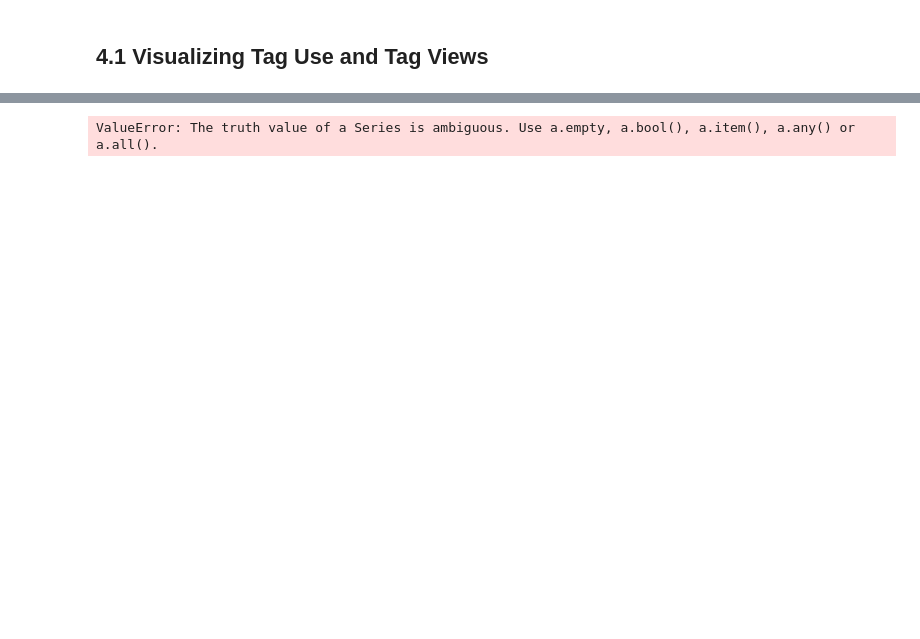
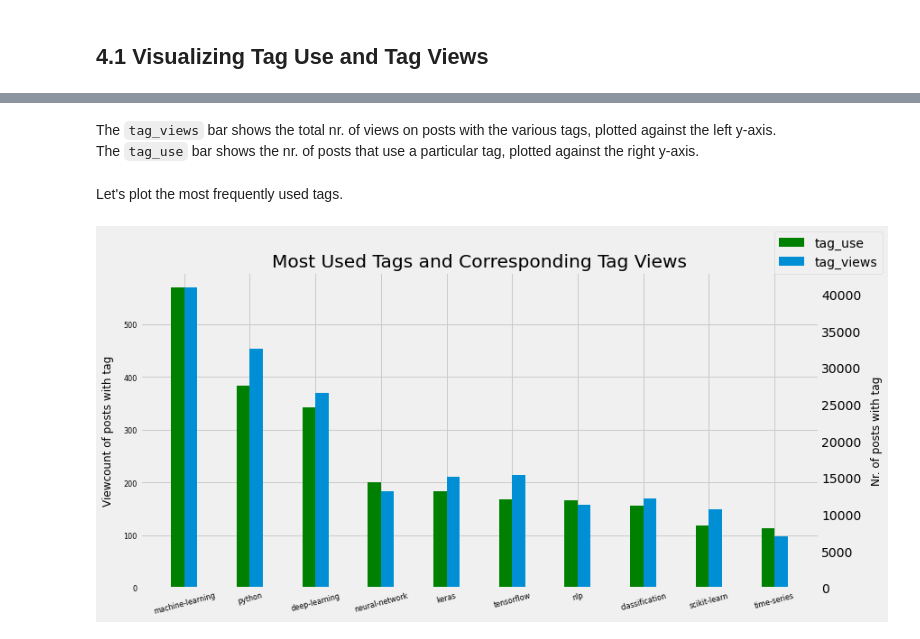
Before and after one commit to Mats44/data_science_projects, a Jupyter notebook: data_science_content_creation/data_science_content_creation.ipynb, the cells around one changed output, grey strips where cells are left out. Drawn from its saved outputs; the diff is of its cells as text; code cells hidden in the pictures; blank space fills up the shorter version.

```diff
--- a/data_science_content_creation/data_science_content_creation.ipynb
+++ b/data_science_content_creation/data_science_content_creation.ipynb
@@ -247,30 +254,38 @@ Let's plot the results we got above.
+# %% [markdown]
+The `tag_views` bar shows the total nr. of views on posts with the various tags, plotted against the left y-axis.
+The `tag_use` bar shows the nr. of posts that use a particular tag, plotted against the right y-axis.
+# %% [markdown]
+Let's plot the most frequently used tags.
 # %%
-# # plotting the whole graph and adjusting parameters
-# labels = tag_views.index
-# #[ 'matplotlib', 'convolutional-neural-network', 'numpy', 'transformer', 'dataset', 'tensorflow', 'python-3.x', 'dataframe', 'seaborn', 'pandas']
-# lab_len = np.arange(len(labels)) #location of the labels
-# width = 0.20 #width of bars
+tags10 = tags.sort_values(by='tag_use', ascending=False).head(10)
 
-# plt.style.use('fivethirtyeight')
-# fig, ax1 = plt.subplots()
-# fig.set_size_inches(15, 8)
-# ax1.bar(lab_len - width/2, height = tag_views, width=width, label = 'tag_use', color='green')
-# ax1.set_xticks(lab_len, labels)
+# plotting the whole graph and adjusting parameters
+labels = tags10.index
+#[ 'matplotlib', 'convolutional-neural-network', 'numpy', 'transformer', 'dataset', 'tensorflow', 'python-3.x', 'dataframe', 'seaborn', 'pandas']
+lab_len = np.arange(len(labels)) #location of the labels
+width = 0.20 #width of bars
 
-# ax2 = ax1.twinx() #creating new y-axis in same figure
+plt.style.use('fivethirtyeight')
+fig, ax1 = plt.subplots()
+fig.set_size_inches(12, 6)
+ax1.bar(lab_len - width/2, height = tags10['tag_use'], width=width, label = 'tag_use', color='green')
+ax1.set_xticks(lab_len, labels)
 
-# ax2.bar(lab_len + width/2, height = tag_use, width=width, label = 'tag_views')
-# ax2.set_xticks(lab_len, labels)
+ax2 = ax1.twinx() #creating new y-axis in same figure
 
-# # adjusting plot
-# ax1.tick_params(axis='both', which='major', labelsize=8)
-# ax2.tick_params(axis='y', which='major')
-# ax1.set_xlabel('')
+ax2.bar(lab_len + width/2, height = tags10['tag_views'], width=width, label = 'tag_views')
+ax2.set_xticks(lab_len, labels)
+
+# adjusting plot
+ax1.tick_params(axis='both', which='major', labelsize=8)
+ax1.set_xticklabels(ax1.get_xticklabels(), rotation = 15) #rotate x-tick labels
+ax2.grid() # turn off grid on second y-axis
+ax1.set_ylabel('Viewcount of posts with tag', fontsize = 12, labelpad = 10)
+ax2.set_ylabel('Nr. of posts with tag', fontsize = 12, labelpad = 10)
+ax1.set_title('Most Used Tags and Corresponding Tag Views')
+fig.legend()
 
 
-
-# plt.show()
+plt.show()
+# %% [output]
+[figure, added]
-# %%
-tags_test = tags.sort_values(by='tag_views', ascending=False).head(10) # Only the 10 first tags according to views
-# %% [output]
-ValueError: The truth value of a Series is ambiguous. Use a.empty, a.bool(), a.item(), a.any() or a.all().
```
Also changed, not shown: parts of 6 cells of this notebook.
